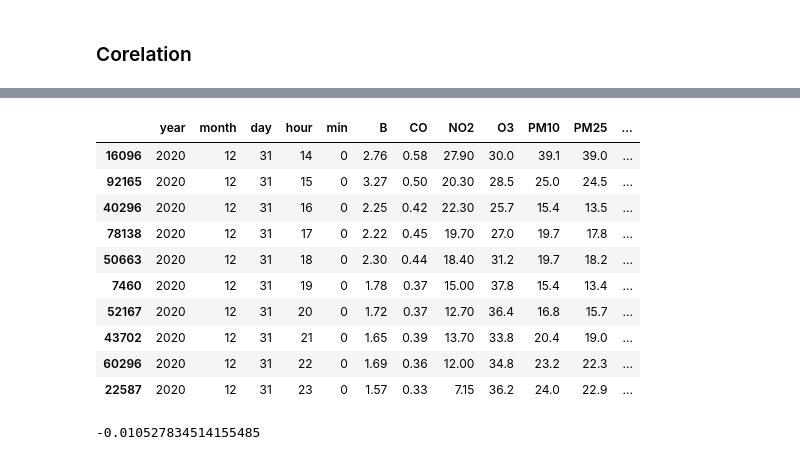
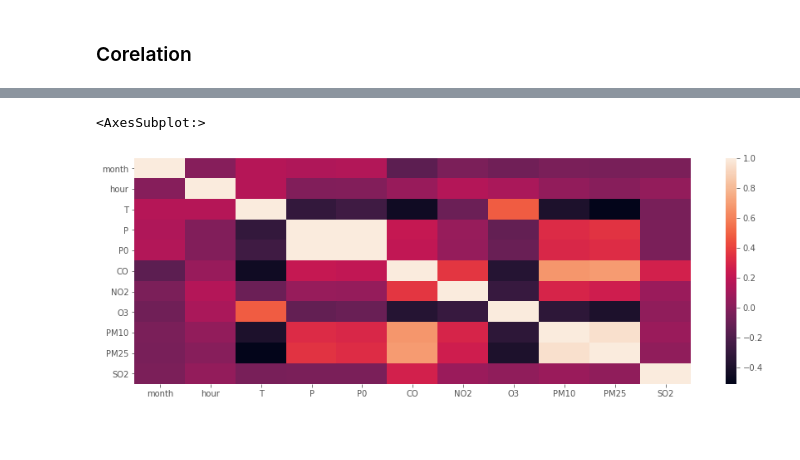
Before and after one commit to basicskill/matf-hackathon, a Jupyter notebook: model/Data Visualization.ipynb, the cells around one changed output, grey strips where cells are left out. Saved outputs shown, nothing was run; the diff lists cells and outputs as text; code cells hidden in the pictures; blank space fills up the shorter version.

Commit message:
clean visaulizations

```diff
--- a/model/Data Visualization.ipynb
+++ b/model/Data Visualization.ipynb
@@ -145,0 +56,3 @@ clean_data
+# %%
+weather_data["VV"] = raw_data["VV"]
+weather_data.loc[raw_data.VV == "10.0 and more", "VV"] = 10
@@ -145,0 +61,14 @@ clean_data
+# %%
+ww_data = pd.DataFrame(raw_data.WW.str.lower().str.split(',')).fillna("")
+
+weather_data["mist"] = pd.DataFrame([int("mist" in x) for x in ww_data.WW])
+weather_data["rain"] = pd.DataFrame([int("rain" in x) for x in ww_data.WW])
+weather_data["light_rain"] = pd.DataFrame([int("light rain" in x) for x in ww_data.WW])
+weather_data["fog"] = pd.DataFrame([int("fog" in x) for x in ww_data.WW])
+weather_data["heavythunderstorm"] = pd.DataFrame([int("heavy thunderstorm" in x) for x in ww_data.WW])
+weather_data["snow"] = pd.DataFrame([int("snow" in x) for x in ww_data.WW])
+weather_data["smoke"] = pd.DataFrame([int("smoke" in x) for x in ww_data.WW])
+weather_data["thunderstorm"] = pd.DataFrame([int("thunderstorm" in x) for x in ww_data.WW])
+weather_data["duststorm"] = pd.DataFrame([int("duststorm" in x) for x in ww_data.WW])
+# %%
+weather_data = pd.concat([weather_data, pd.get_dummies(raw_data.DD)], axis=1)
@@ -176,0 +113,2 @@ clean_target.head()
+# %%
+final_data = weather_data.merge(clean_target)
@@ -242,14 +161,0 @@ polution_values
-# %%
-polution_values.tail(10)
-# %% [output]
-|  | year | month | day | hour | min | B | CO | NO2 | O3 | PM10 | PM25 | ... |
-| 16096 | 2020 | 12 | 31 | 14 | 0 | 2.76 | 0.58 | 27.90 | 30.0 | 39.1 | 39.0 | ... |
-| 92165 | 2020 | 12 | 31 | 15 | 0 | 3.27 | 0.50 | 20.30 | 28.5 | 25.0 | 24.5 | ... |
-| 40296 | 2020 | 12 | 31 | 16 | 0 | 2.25 | 0.42 | 22.30 | 25.7 | 15.4 | 13.5 | ... |
-| 78138 | 2020 | 12 | 31 | 17 | 0 | 2.22 | 0.45 | 19.70 | 27.0 | 19.7 | 17.8 | ... |
-| 50663 | 2020 | 12 | 31 | 18 | 0 | 2.30 | 0.44 | 18.40 | 31.2 | 19.7 | 18.2 | ... |
-| 7460 | 2020 | 12 | 31 | 19 | 0 | 1.78 | 0.37 | 15.00 | 37.8 | 15.4 | 13.4 | ... |
-| 52167 | 2020 | 12 | 31 | 20 | 0 | 1.72 | 0.37 | 12.70 | 36.4 | 16.8 | 15.7 | ... |
-| 43702 | 2020 | 12 | 31 | 21 | 0 | 1.65 | 0.39 | 13.70 | 33.8 | 20.4 | 19.0 | ... |
-| 60296 | 2020 | 12 | 31 | 22 | 0 | 1.69 | 0.36 | 12.00 | 34.8 | 23.2 | 22.3 | ... |
-| 22587 | 2020 | 12 | 31 | 23 | 0 | 1.57 | 0.33 | 7.15 | 36.2 | 24.0 | 22.9 | ... |
@@ -258,4 +162,6 @@ weather_values = weather_values.merge(polution_values)
-# %%
-weather_values.corr()["SO2"]["T"]
-# %% [output]
--0.010527834514155485
+# %%
+data_of_interest = final_data[["month", "hour", "T", "P", "P0", "VV", "CO", "NO2", "O3", "PM10", "PM25", "SO2"]]
+heatmap(data_of_interest.corr())
+# %% [output]
+<AxesSubplot:>
+[figure, added]
```
Also changed, not shown: parts of 27 cells of this notebook, 1 other file.
